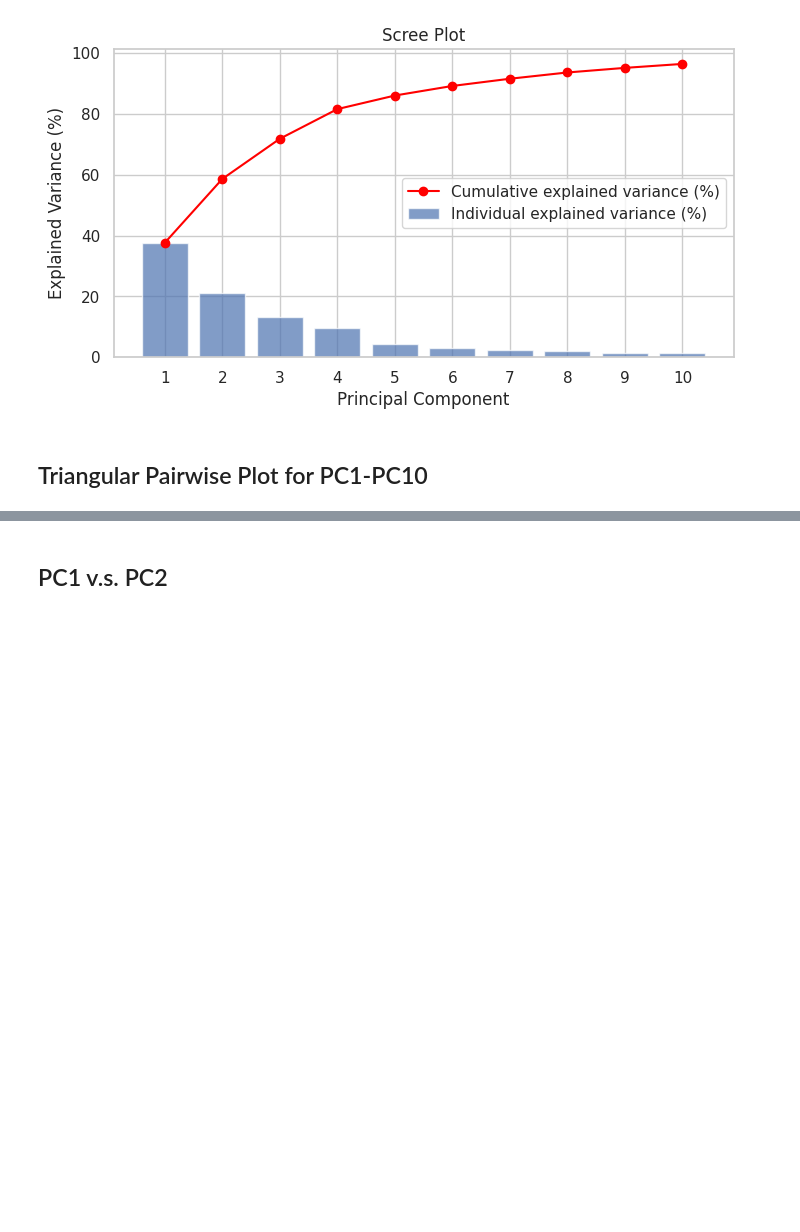
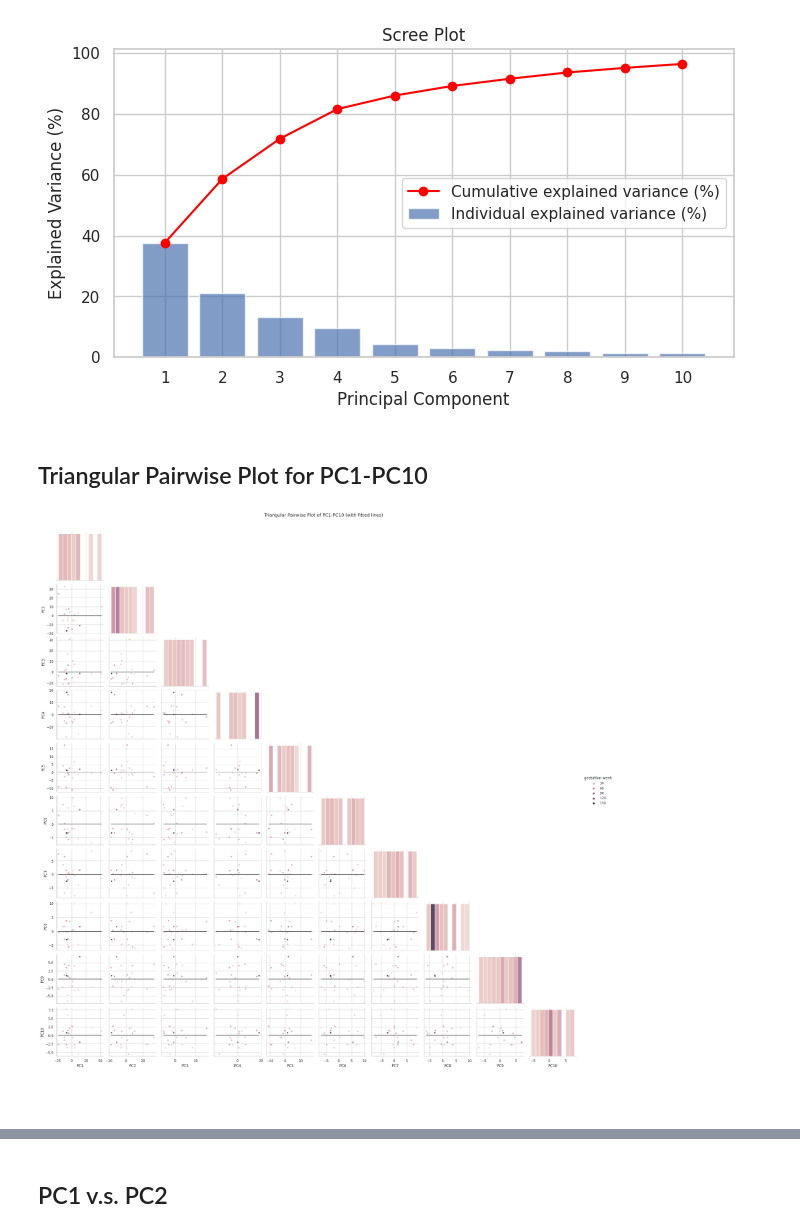
Before and after one commit to TyBruceChen/MBP-BrainIAC-Feature-Analysis, a Jupyter notebook: pca_feature_visualization.ipynb, the cells around one changed output, grey strips where cells are left out. Saved outputs shown, nothing was run; the diff lists cells and outputs as text; code cells hidden in the pictures; blank space fills up the shorter version.

```diff
--- a/pca_feature_visualization.ipynb
+++ b/pca_feature_visualization.ipynb
@@ -251,6 +253,73 @@ plt.show()
 [figure]
 # %% [markdown]
 ## Triangular Pairwise Plot for PC1-PC10
+# %%
+# Triangular pairwise scatter plot for first 10 PCs with fitted lines
+plot_pc_cols = [f'PC{i}' for i in range(1, 11) if f'PC{i}' in df_pca.columns]
+
+if len(plot_pc_cols) < 2:
+    raise ValueError('Need at least two principal components for pairwise plotting.')
+
+pair_df = df_pca[plot_pc_cols].copy()
+
+# Optional downsampling for very large datasets
+if sample_for_pairplot is not None and len(pair_df) > sample_for_pairplot:
+    pair_df = pair_df.sample(sample_for_pairplot, random_state=42)
+
+# If a numeric label is available, color by label; otherwise plain pair plot
+display_hue_col = None
+if label_col is not None and label_col in df_pca.columns:
+    numeric_label = pd.to_numeric(df_pca[label_col], errors='coerce')
+    if numeric_label.notna().all():
+        display_hue_col = 'gestation week' if label_col == 'gestation_week' else label_col.replace('_', ' ')
+        pair_df[display_hue_col] = numeric_label.loc[pair_df.index]
+
+if display_hue_col is not None:
+    g = sns.pairplot(
+        pair_df,
+        vars=plot_pc_cols,
+        hue=display_hue_col,
+        corner=True,
+        diag_kind='hist',
+        plot_kws={'s': 28, 'alpha': 0.85},
+        diag_kws={'bins': 10, 'alpha': 0.8}
+    )
+else:
+    g = sns.pairplot(
+        pair_df,
+        vars=plot_pc_cols,
+        corner=True,
+        diag_kind='hist',
+        plot_kws={'s': 28, 'alpha': 0.85},
+        diag_kws={'bins': 10, 'alpha': 0.8}
+    )
+
+# Add one fitted OLS line for each (PC_i, PC_j) subplot
+for i in range(len(plot_pc_cols)):
+    for j in range(i):
+        ax = g.axes[i, j]
+        if ax is None:
+            continue
+        x_col = plot_pc_cols[j]
+        y_col = plot_pc_cols[i]
+        x = pair_df[x_col].to_numpy(dtype=float)
+        y = pair_df[y_col].to_numpy(dtype=float)
+        valid = np.isfinite(x) & np.isfinite(y)
+        if valid.sum() < 2:
+            continue
+        x_valid = x[valid]
+        y_valid = y[valid]
+        slope, intercept = np.polyfit(x_valid, y_valid, 1)
+        x_line = np.linspace(x_valid.min(), x_valid.max(), 100)
+        y_line = slope * x_line + intercept
+        ax.plot(x_line, y_line, color='black', linewidth=1.3, alpha=0.9)
+
+g.fig.suptitle('Triangular Pairwise Plot of PC1-PC10 (with fitted lines)', y=1.02)
+plt.show()
+# %% [output]
+[figure, added]
+# %% [markdown]
+####
 # %%
 # Triangular pairwise scatter plot for first 10 PCs with OLS overlays
 plot_pc_cols = [f'PC{i}' for i in range(1, 11) if f'PC{i}' in df_pca.columns]
```
Also changed, not shown: parts of 7 cells of this notebook, 1 other file.
